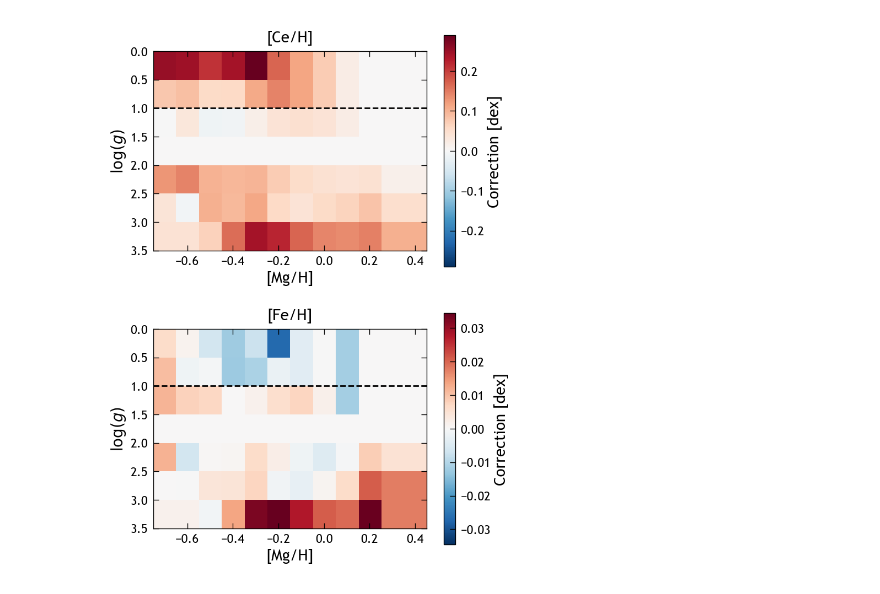
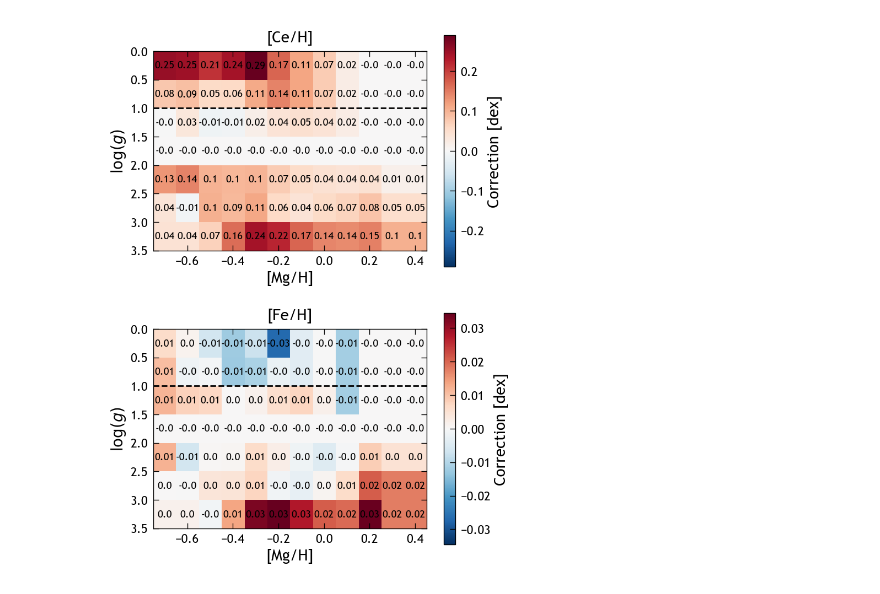
Before and after one commit to lodubay/chemical-clocks, a Jupyter notebook: src/scripts/logg_calibrations.ipynb, the cells around one changed output. Drawn from its saved outputs; the diff is of its cells as text; code cells hidden in the pictures.

```diff
--- a/src/scripts/logg_calibrations.ipynb
+++ b/src/scripts/logg_calibrations.ipynb
@@ -18,6 +18,8 @@ MgH_bin_centers = get_bin_centers(MgH_bin_edges)
 logg_bin_edges = np.linspace(0, 3.5, 8, endpoint=True)
 logg_bin_centers = get_bin_centers(logg_bin_edges)
 grid = (MgH_bin_centers, logg_bin_centers)
+MgH_grid = np.tile(MgH_bin_centers, (len(logg_bin_centers), 1))
+logg_grid = np.tile(logg_bin_centers[:,np.newaxis], (len(MgH_bin_centers)))
 
 fig, axs = plt.subplots(2, figsize=(4, 6))
 aspect = 0.25
@@ -26,31 +28,47 @@ img = axs[0].imshow(
     ce_offsets.T,
     aspect=aspect,
     origin='lower',
     cmap=cmap,
     norm=CenteredNorm(vcenter=0),
     extent=[MgH_bin_edges[0], MgH_bin_edges[-1], logg_bin_edges[0], logg_bin_edges[-1]]
 )
 fig.colorbar(img, ax=axs[0], label=r'Correction [dex]')
+for i, offset in enumerate(ce_offsets.T.flatten()):
+    axs[0].text(
+        MgH_grid.flatten()[i],
+        logg_grid.flatten()[i],
+        round(offset, 2),
+        va='center', ha='center',
+        size='small'
+    )
 axs[0].axhline(1, color='k', linestyle='--')
 axs[0].set_xlabel('[Mg/H]')
 axs[0].set_ylabel(r'$\log(g)$')
 axs[0].yaxis.set_inverted(True)
 axs[0].set_title('[Ce/H]')
 
 img = axs[1].imshow(
     fe_offsets.T,
     aspect=aspect,
     origin='lower',
     cmap=cmap,
     norm=CenteredNorm(vcenter=0),
     extent=[MgH_bin_edges[0], MgH_bin_edges[-1], logg_bin_edges[0], logg_bin_edges[-1]]
 )
 fig.colorbar(img, ax=axs[1], label=r'Correction [dex]')
+for i, offset in enumerate(fe_offsets.T.flatten()):
+    axs[1].text(
+        MgH_grid.flatten()[i],
+        logg_grid.flatten()[i],
+        round(offset, 2),
+        va='center', ha='center',
+        size='small'
+    )
 axs[1].axhline(1, color='k', linestyle='--')
 axs[1].set_xlabel('[Mg/H]')
 axs[1].set_ylabel(r'$\log(g)$')
 axs[1].yaxis.set_inverted(True)
 axs[1].set_title('[Fe/H]')
 plt.show()
 # %% [output]
-[figure, old version]
+[figure, new version]
```
